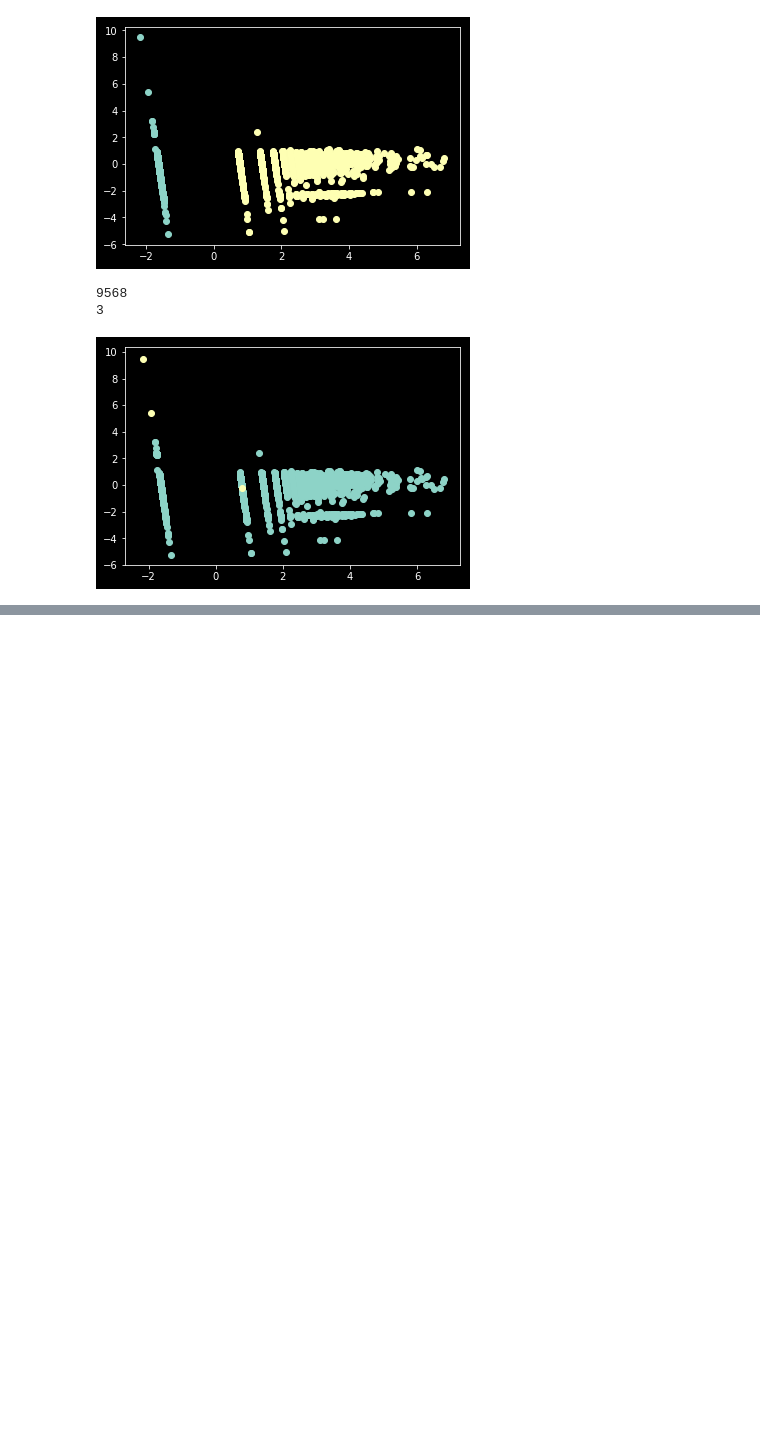
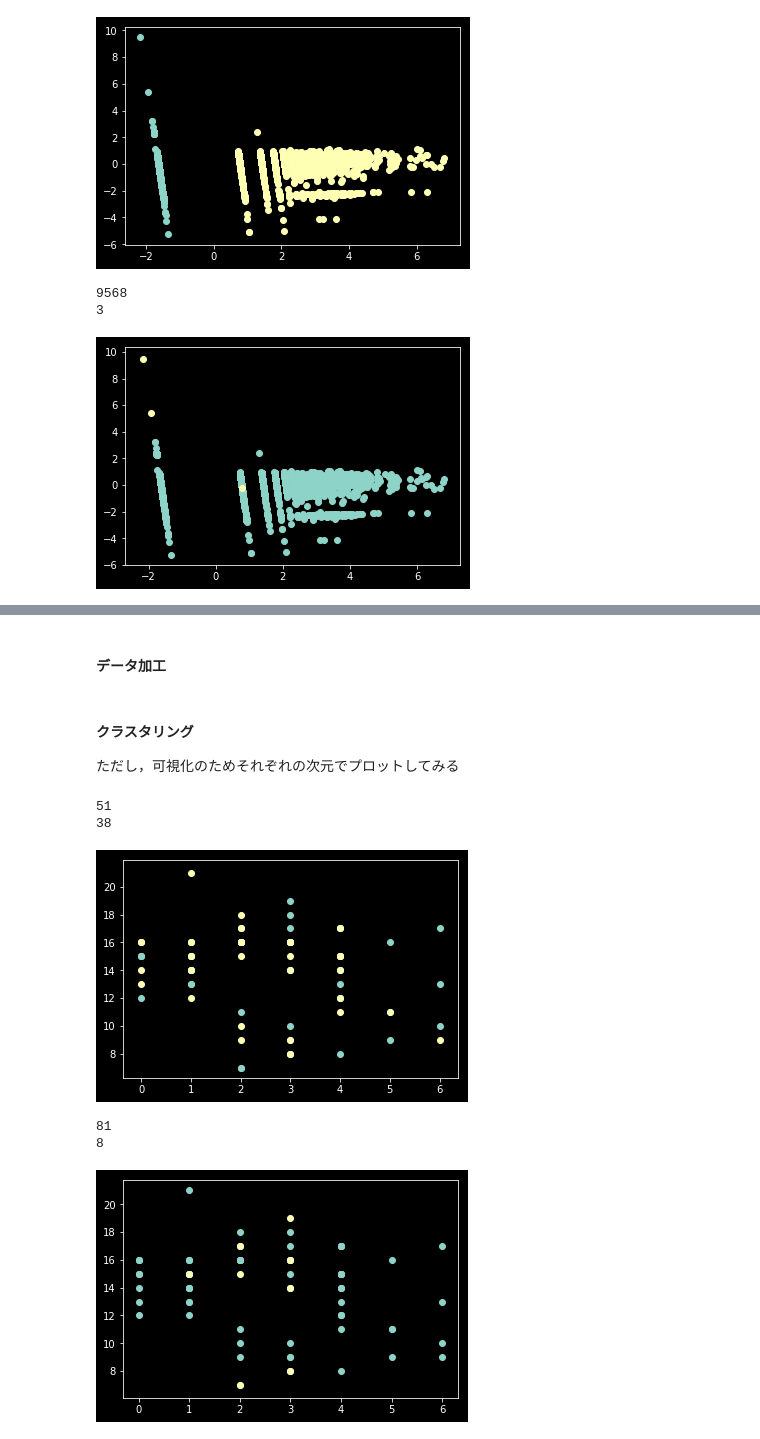
Before and after one commit to equanz/key-status-analyze, a Jupyter notebook: research/anomaly/k_means_analyze.ipynb, the cells around one changed output, grey strips where cells are left out. Drawn from its saved outputs; the diff is of its cells as text; code cells hidden in the pictures; blank space fills up the shorter version.

Commit message:
feat: add k-means test by key-status dataset

```diff
--- a/research/anomaly/k_means_analyze.ipynb
+++ b/research/anomaly/k_means_analyze.ipynb
@@ -62,0 +77,2 @@ $k$-meansでは異常値を適切にクラスタリングできないように
+# %% [markdown]
+#### データ加工
@@ -62,0 +108,43 @@ $k$-meansでは異常値を適切にクラスタリングできないように
+# %% [markdown]
+#### クラスタリング
+ただし，可視化のためそれぞれの次元でプロットしてみる
+# %%
+# define cluster and calc cluster center
+kmeans = KMeans(n_clusters=2, random_state=0).fit(X_on)
+
+# clustering datasets
+C = [[], []]
+for x_part in X_on:
+    x_part = x_part.reshape((1, x_part.shape[0]))
+    C[kmeans.predict(x_part)[0]].append(x_part[0])
+
+# plot predict data
+for c_part in C:
+    print(len(c_part))
+    if len(c_part) > 0:
+        c_part = np.asarray(c_part)
+        c_x, c_y = c_part[:, 2], c_part[:, 3]
+        plt.scatter(c_x, c_y)
+
+plt.legend()
+plt.show()
+
+# plot answer data
+X_on_part = X_on[:, 2:4]
+C_ans = [[normal_data for i, normal_data in enumerate(X_on_part) if bool(y_on[i]) == False],
+         [normal_data for i, normal_data in enumerate(X_on_part) if bool(y_on[i]) == True]]
+for c_part in C_ans:
+    print(len(c_part))
+    if len(c_part) > 0:
+        c_x, c_y = zip(*c_part)
+        plt.scatter(c_x, c_y)
+
+plt.legend()
+plt.show()
+# %% [output]
+51
+38
+[figure, added]
+81
+8
+[figure, added]
```
Also changed, not shown: parts of 6 cells of this notebook, 1 other file.
